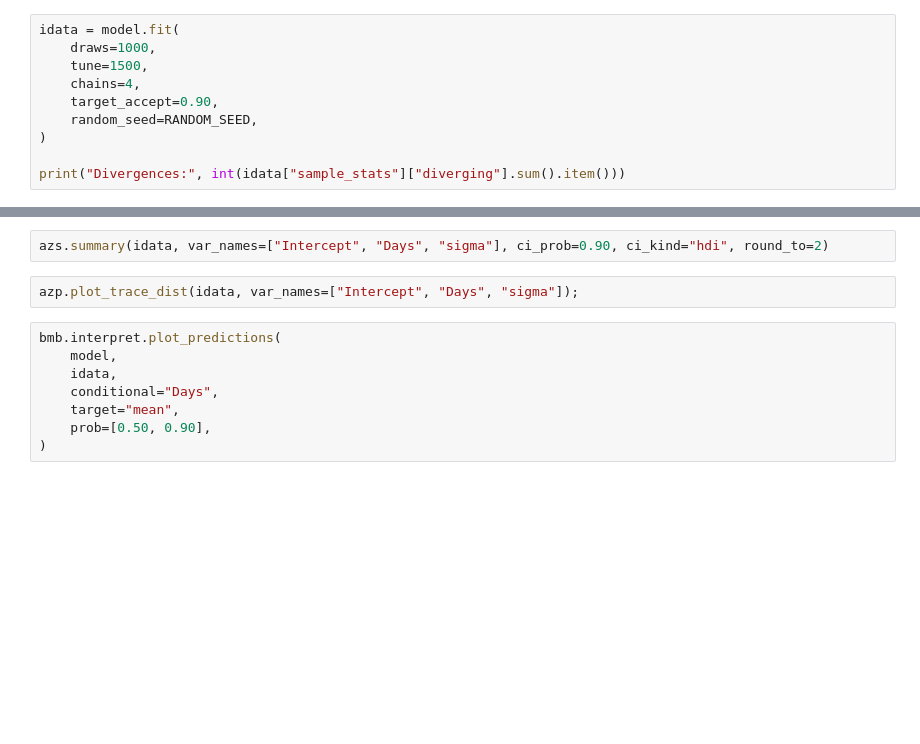
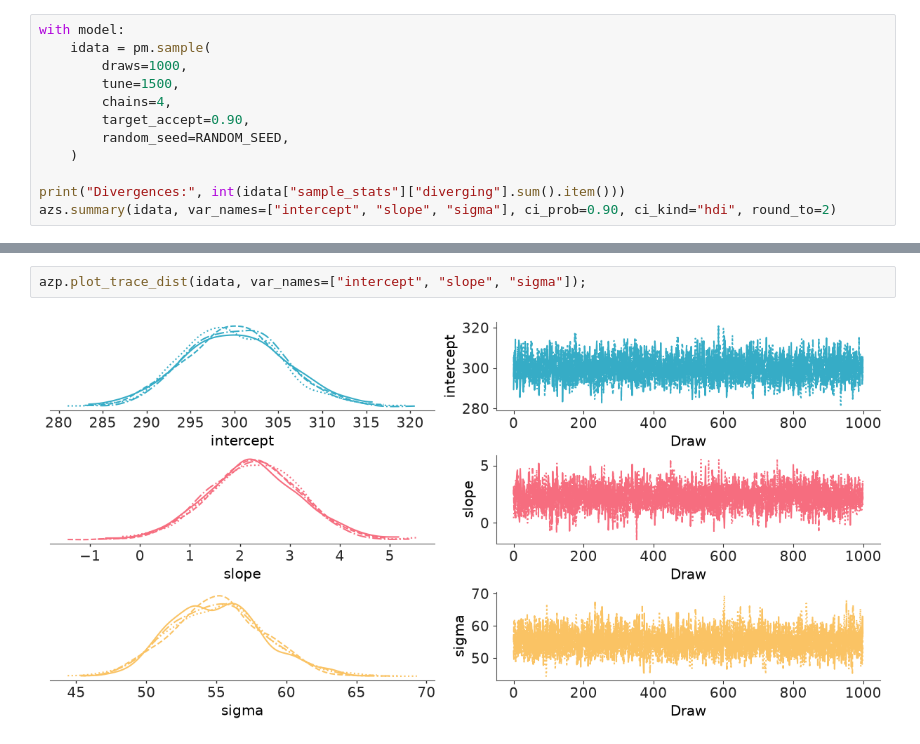
Before and after one commit to opherdonchin/BayesShortCourse, a Jupyter notebook: sleep/solved/02_informative_slope_prior.ipynb, the cells around one changed output, grey strips where cells are left out. Saved outputs shown, nothing was run; the diff lists cells and outputs as text; blank space fills up the shorter version.

```diff
--- a/sleep/solved/02_informative_slope_prior.ipynb
+++ b/sleep/solved/02_informative_slope_prior.ipynb
@@ -84,10 +186,12 @@ How far does the posterior move away from a tight slope prior centered at zero?
 # %%
-idata = model.fit(
-    draws=1000,
-    tune=1500,
-    chains=4,
-    target_accept=0.90,
-    random_seed=RANDOM_SEED,
-)
+with model:
+    idata = pm.sample(
+        draws=1000,
+        tune=1500,
+        chains=4,
+        target_accept=0.90,
+        random_seed=RANDOM_SEED,
+    )
 
 print("Divergences:", int(idata["sample_stats"]["diverging"].sum().item()))
+azs.summary(idata, var_names=["intercept", "slope", "sigma"], ci_prob=0.90, ci_kind="hdi", round_to=2)
@@ -94,12 +211,4 @@ print("Divergences:", int(idata["sample_stats"]["diverging"].sum().item()))
-# %%
-azs.summary(idata, var_names=["Intercept", "Days", "sigma"], ci_prob=0.90, ci_kind="hdi", round_to=2)
 # %%
-azp.plot_trace_dist(idata, var_names=["Intercept", "Days", "sigma"]);
+azp.plot_trace_dist(idata, var_names=["intercept", "slope", "sigma"]);
+# %% [output]
+[figure, added]
-# %%
-bmb.interpret.plot_predictions(
-    model,
-    idata,
-    conditional="Days",
-    target="mean",
-    prob=[0.50, 0.90],
-)
```
Also changed, not shown: parts of 28 cells of this notebook.
